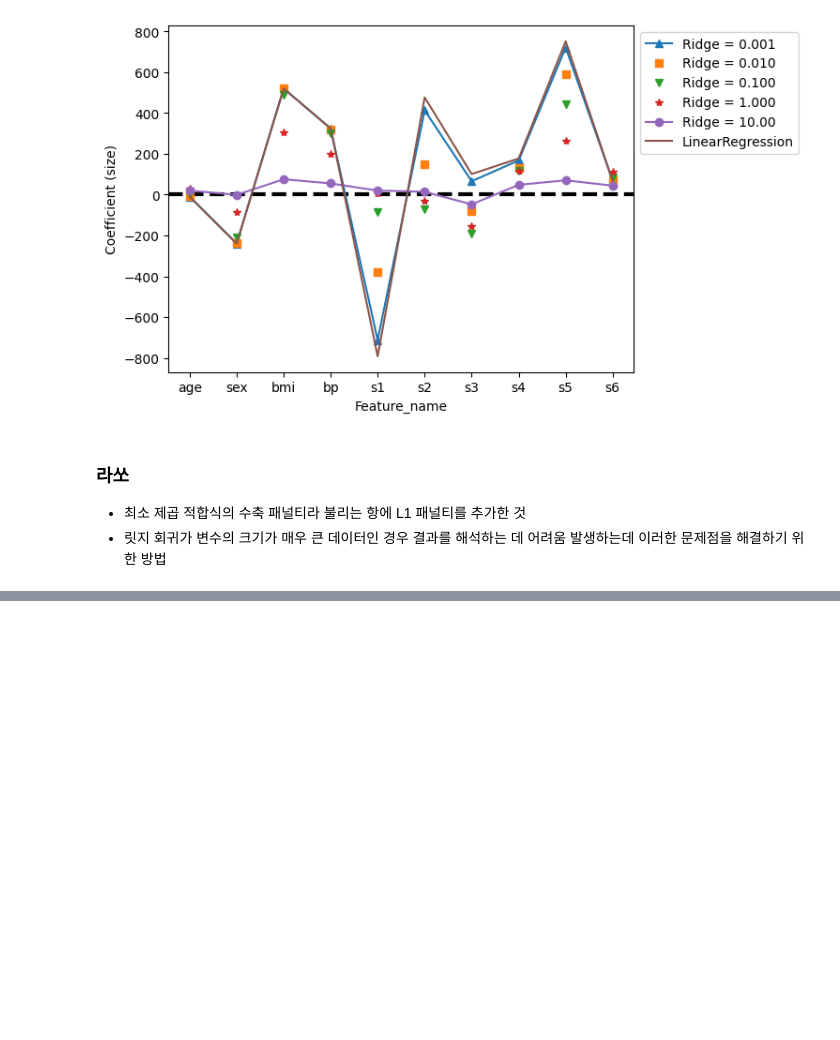
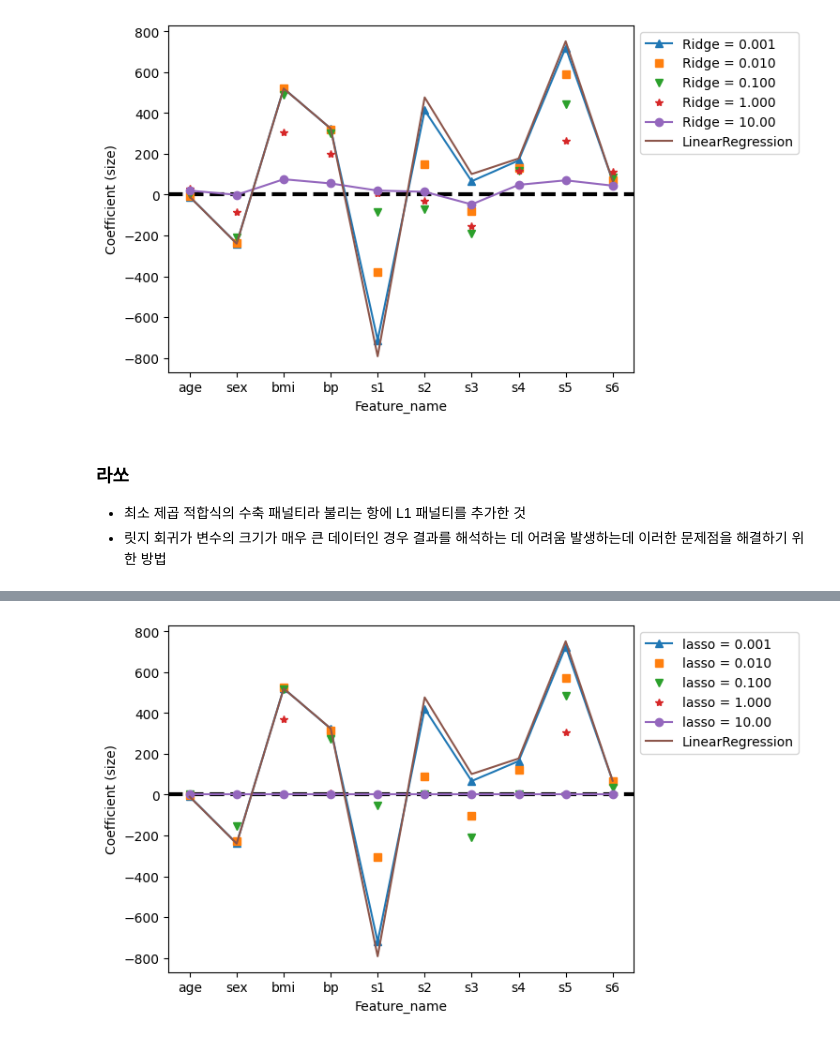
Before and after one commit to sejinhwang97ko/ubion_ml, a Jupyter notebook: preprocessing/08_다중회귀.ipynb, the cells around one changed output, grey strips where cells are left out. Saved outputs shown, nothing was run; the diff lists cells and outputs as text; code cells hidden in the pictures; blank space fills up the shorter version.

```diff
--- a/preprocessing/08_다중회귀.ipynb
+++ b/preprocessing/08_다중회귀.ipynb
@@ -78,0 +111,20 @@ from sklearn.line_model import Lasso
+# %%
+## MSE를 사용한 회귀 모델과 비교
+lr= LinearRegression()
+lr.fit(x,y)
+
+plt.axhline(y= 0, linestyle= '--', color = 'black', linewidth=3)
+plt.plot(df_lasso.loc[0.001], '^-', label = 'lasso = 0.001')
+plt.plot(df_lasso.loc[0.010], 's', label = 'lasso = 0.010')
+plt.plot(df_lasso.loc[0.100], 'v', label = 'lasso = 0.100')
+plt.plot(df_lasso.loc[1.000], '*', label = 'lasso = 1.000')
+plt.plot(df_lasso.loc[10.000], 'o-', label = 'lasso = 10.00')
+plt.plot(lr.coef_, label='LinearRegression')
+plt.legend(bbox_to_anchor=(1,1))
+plt.xlabel('Feature_name')
+plt.ylabel('Coefficient (size)')
+plt.show()
+
+# 0에 가까우면 MSE와 유사
+# %% [output]
+[figure, added]
```
Also changed, not shown: parts of 7 cells of this notebook, 5 other files.
